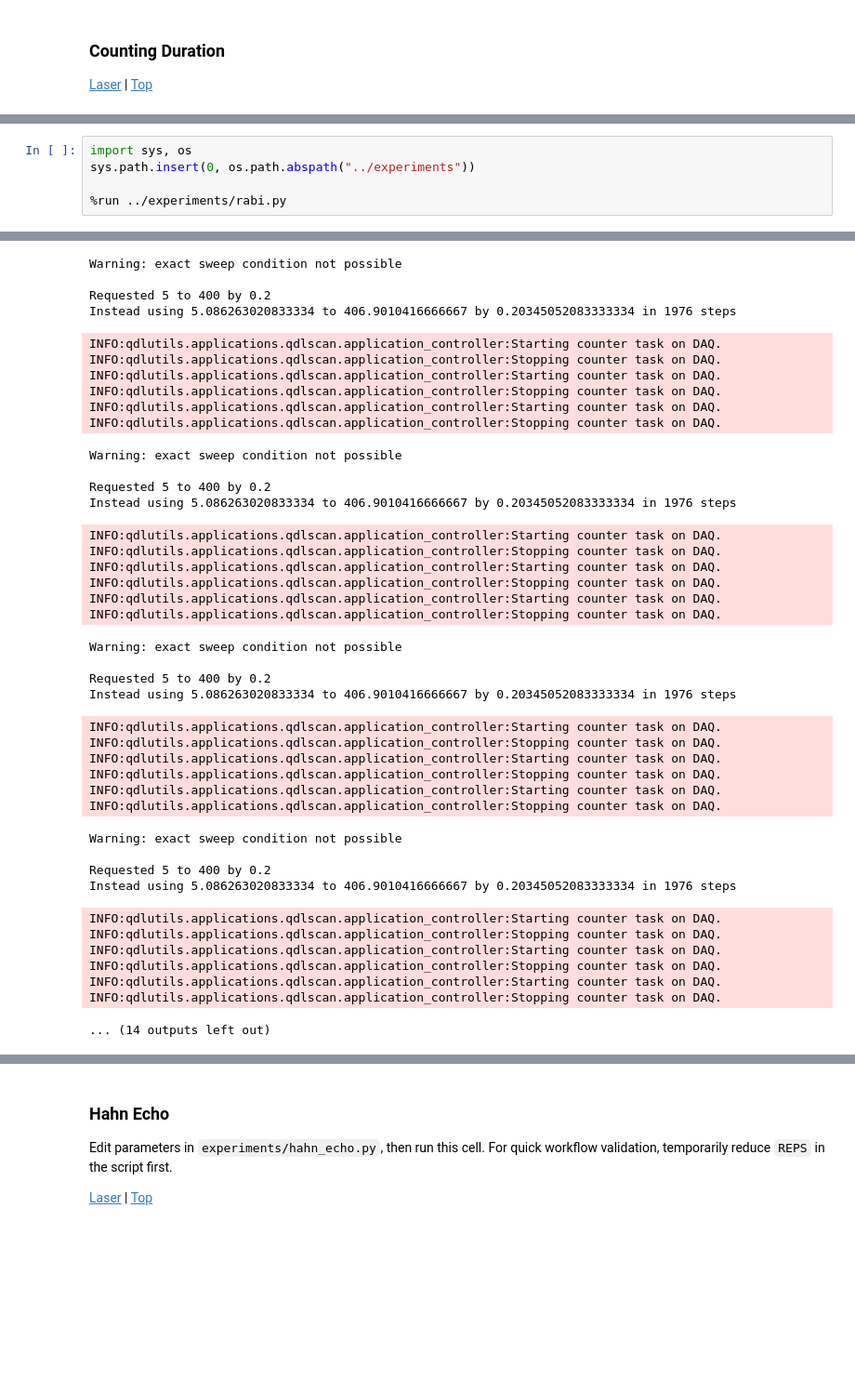
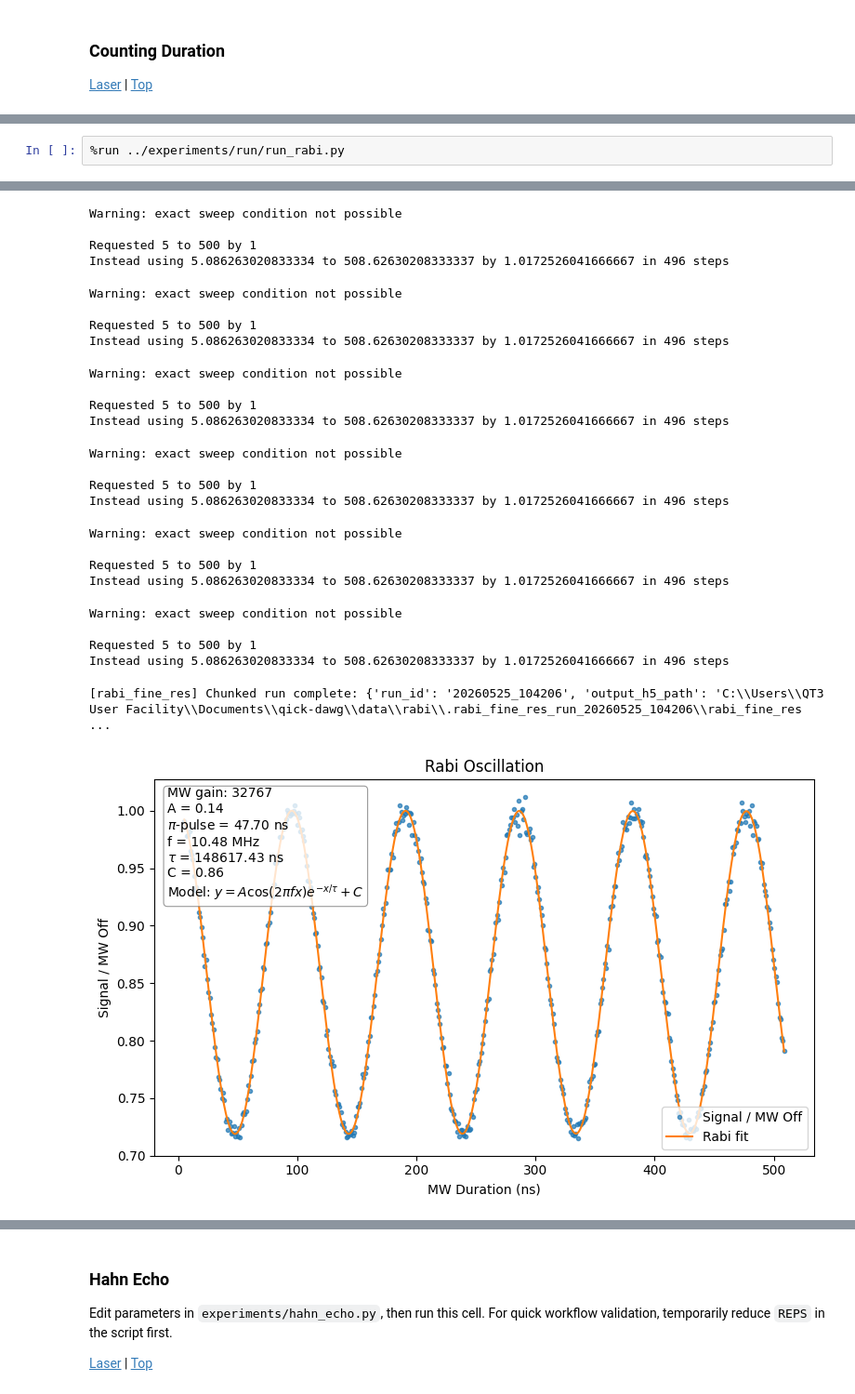
Before and after one commit to vsmar/qick-dawg, a Jupyter notebook: jupyter_notebooks/experiment_workflow.ipynb, the cells around one changed output, grey strips where cells are left out. Shown at 93% size. Saved outputs shown, nothing was run; the diff lists cells and outputs as text; blank space fills up the shorter version.

```diff
--- a/jupyter_notebooks/experiment_workflow.ipynb
+++ b/jupyter_notebooks/experiment_workflow.ipynb
@@ -176,8 +210,5 @@ For quick workflow validation, temporarily reduce `REPS` in the script first.
 
 [Laser](#laser) | [Top](#top)
 # %%
-import sys, os
-sys.path.insert(0, os.path.abspath("../experiments"))
-
-%run ../experiments/rabi.py
+%run ../experiments/run/run_rabi.py
 # %% [output]
@@ -213,41 +244,26 @@ INFO:qdlutils.applications.qdlscan.application_controller:Stopping counter task
 Warning: exact sweep condition not possible
 
-Requested 5 to 400 by 0.2
-Instead using 5.086263020833334 to 406.9010416666667 by 0.20345052083333334 in 1976 steps
+Requested 5 to 500 by 1
+Instead using 5.086263020833334 to 508.62630208333337 by 1.0172526041666667 in 496 steps
-INFO:qdlutils.applications.qdlscan.application_controller:Starting counter task on DAQ.
-INFO:qdlutils.applications.qdlscan.application_controller:Stopping counter task on DAQ.
-INFO:qdlutils.applications.qdlscan.application_controller:Starting counter task on DAQ.
-INFO:qdlutils.applications.qdlscan.application_controller:Stopping counter task on DAQ.
-INFO:qdlutils.applications.qdlscan.application_controller:Starting counter task on DAQ.
-INFO:qdlutils.applications.qdlscan.application_controller:Stopping counter task on DAQ.
+Warning: exact sweep condition not possible
+
+Requested 5 to 500 by 1
+Instead using 5.086263020833334 to 508.62630208333337 by 1.0172526041666667 in 496 steps
 Warning: exact sweep condition not possible
 
-Requested 5 to 400 by 0.2
-Instead using 5.086263020833334 to 406.9010416666667 by 0.20345052083333334 in 1976 steps
+Requested 5 to 500 by 1
+Instead using 5.086263020833334 to 508.62630208333337 by 1.0172526041666667 in 496 steps
-INFO:qdlutils.applications.qdlscan.application_controller:Starting counter task on DAQ.
-INFO:qdlutils.applications.qdlscan.application_controller:Stopping counter task on DAQ.
-INFO:qdlutils.applications.qdlscan.application_controller:Starting counter task on DAQ.
-INFO:qdlutils.applications.qdlscan.application_controller:Stopping counter task on DAQ.
-INFO:qdlutils.applications.qdlscan.application_controller:Starting counter task on DAQ.
-INFO:qdlutils.applications.qdlscan.application_controller:Stopping counter task on DAQ.
+Warning: exact sweep condition not possible
+
+Requested 5 to 500 by 1
+Instead using 5.086263020833334 to 508.62630208333337 by 1.0172526041666667 in 496 steps
 Warning: exact sweep condition not possible
 
-Requested 5 to 400 by 0.2
-Instead using 5.086263020833334 to 406.9010416666667 by 0.20345052083333334 in 1976 steps
+Requested 5 to 500 by 1
+Instead using 5.086263020833334 to 508.62630208333337 by 1.0172526041666667 in 496 steps
-INFO:qdlutils.applications.qdlscan.application_controller:Starting counter task on DAQ.
-INFO:qdlutils.applications.qdlscan.application_controller:Stopping counter task on DAQ.
-INFO:qdlutils.applications.qdlscan.application_controller:Starting counter task on DAQ.
-INFO:qdlutils.applications.qdlscan.application_controller:Stopping counter task on DAQ.
-INFO:qdlutils.applications.qdlscan.application_controller:Starting counter task on DAQ.
-INFO:qdlutils.applications.qdlscan.application_controller:Stopping counter task on DAQ.
+Warning: exact sweep condition not possible
+
+Requested 5 to 500 by 1
+Instead using 5.086263020833334 to 508.62630208333337 by 1.0172526041666667 in 496 steps
-Warning: exact sweep condition not possible
-
-Requested 5 to 400 by 0.2
-Instead using 5.086263020833334 to 406.9010416666667 by 0.20345052083333334 in 1976 steps
+[rabi_fine_res] Chunked run complete: {'run_id': '20260525_104206', 'output_h5_path': 'C:\\Users\\QT3 User Facility\\Documents\\qick-dawg\\data\\rabi\\.rabi_fine_res_run_20260525_104206\\rabi_fine_res ...
-INFO:qdlutils.applications.qdlscan.application_controller:Starting counter task on DAQ.
-INFO:qdlutils.applications.qdlscan.application_controller:Stopping counter task on DAQ.
-INFO:qdlutils.applications.qdlscan.application_controller:Starting counter task on DAQ.
-INFO:qdlutils.applications.qdlscan.application_controller:Stopping counter task on DAQ.
-INFO:qdlutils.applications.qdlscan.application_controller:Starting counter task on DAQ.
-INFO:qdlutils.applications.qdlscan.application_controller:Stopping counter task on DAQ.
-... (14 outputs left out)
+[figure, added]
```
Also changed, not shown: parts of 30 cells of this notebook, 35 other files.
